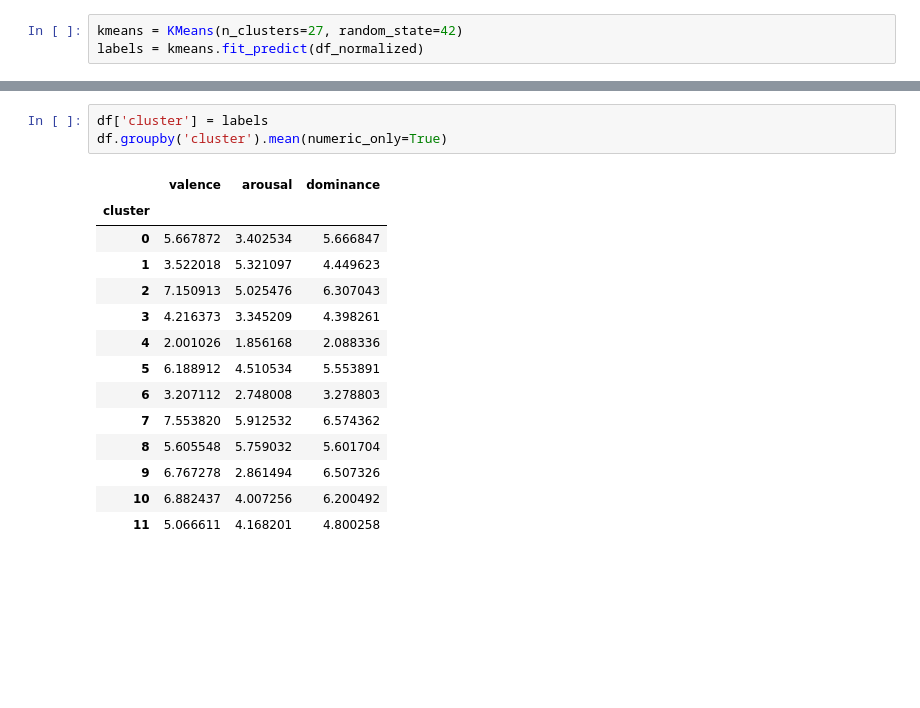
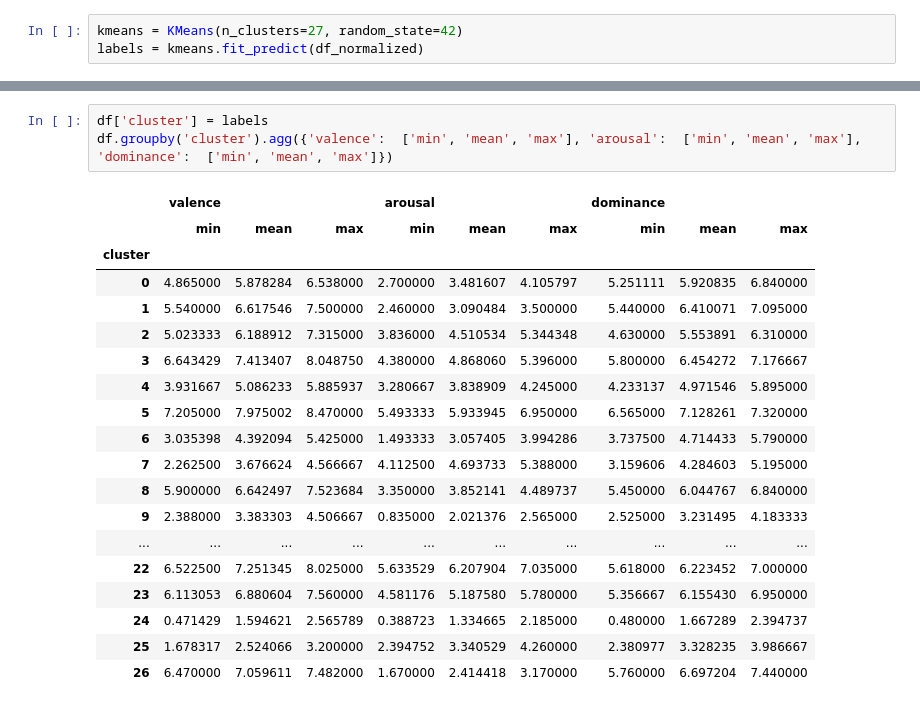
Before and after one commit to pranavcivi/csce470-final, a Jupyter notebook: k-means.ipynb, the cells around one changed output, grey strips where cells are left out. Drawn from its saved outputs; the diff is of its cells as text; blank space fills up the shorter version.

```diff
--- a/k-means.ipynb
+++ b/k-means.ipynb
@@ -90,18 +90,23 @@ plt.show()
 # %%
 df['cluster'] = labels
-df.groupby('cluster').mean(numeric_only=True)
+df.groupby('cluster').agg({'valence':  ['min', 'mean', 'max'], 'arousal':  ['min', 'mean', 'max'], 'dominance':  ['min', 'mean', 'max']})
 # %% [output]
-|  | valence | arousal | dominance |
-| cluster |  |  |  |
-| 0 | 5.667872 | 3.402534 | 5.666847 |
-| 1 | 3.522018 | 5.321097 | 4.449623 |
-| 2 | 7.150913 | 5.025476 | 6.307043 |
-| 3 | 4.216373 | 3.345209 | 4.398261 |
-| 4 | 2.001026 | 1.856168 | 2.088336 |
-| 5 | 6.188912 | 4.510534 | 5.553891 |
-| 6 | 3.207112 | 2.748008 | 3.278803 |
-| 7 | 7.553820 | 5.912532 | 6.574362 |
-| 8 | 5.605548 | 5.759032 | 5.601704 |
-| 9 | 6.767278 | 2.861494 | 6.507326 |
-| 10 | 6.882437 | 4.007256 | 6.200492 |
-| 11 | 5.066611 | 4.168201 | 4.800258 |
+|  | valence |  |  | arousal |  |  | dominance |  |  |
+|  | min | mean | max | min | mean | max | min | mean | max |
+| cluster |  |  |  |  |  |  |  |  |  |
+| 0 | 4.865000 | 5.878284 | 6.538000 | 2.700000 | 3.481607 | 4.105797 | 5.251111 | 5.920835 | 6.840000 |
+| 1 | 5.540000 | 6.617546 | 7.500000 | 2.460000 | 3.090484 | 3.500000 | 5.440000 | 6.410071 | 7.095000 |
+| 2 | 5.023333 | 6.188912 | 7.315000 | 3.836000 | 4.510534 | 5.344348 | 4.630000 | 5.553891 | 6.310000 |
+| 3 | 6.643429 | 7.413407 | 8.048750 | 4.380000 | 4.868060 | 5.396000 | 5.800000 | 6.454272 | 7.176667 |
+| 4 | 3.931667 | 5.086233 | 5.885937 | 3.280667 | 3.838909 | 4.245000 | 4.233137 | 4.971546 | 5.895000 |
+| 5 | 7.205000 | 7.975002 | 8.470000 | 5.493333 | 5.933945 | 6.950000 | 6.565000 | 7.128261 | 7.320000 |
+| 6 | 3.035398 | 4.392094 | 5.425000 | 1.493333 | 3.057405 | 3.994286 | 3.737500 | 4.714433 | 5.790000 |
+| 7 | 2.262500 | 3.676624 | 4.566667 | 4.112500 | 4.693733 | 5.388000 | 3.159606 | 4.284603 | 5.195000 |
+| 8 | 5.900000 | 6.642497 | 7.523684 | 3.350000 | 3.852141 | 4.489737 | 5.450000 | 6.044767 | 6.840000 |
+| 9 | 2.388000 | 3.383303 | 4.506667 | 0.835000 | 2.021376 | 2.565000 | 2.525000 | 3.231495 | 4.183333 |
+| ... | ... | ... | ... | ... | ... | ... | ... | ... | ... |
+| 22 | 6.522500 | 7.251345 | 8.025000 | 5.633529 | 6.207904 | 7.035000 | 5.618000 | 6.223452 | 7.000000 |
+| 23 | 6.113053 | 6.880604 | 7.560000 | 4.581176 | 5.187580 | 5.780000 | 5.356667 | 6.155430 | 6.950000 |
+| 24 | 0.471429 | 1.594621 | 2.565789 | 0.388723 | 1.334665 | 2.185000 | 0.480000 | 1.667289 | 2.394737 |
+| 25 | 1.678317 | 2.524066 | 3.200000 | 2.394752 | 3.340529 | 4.260000 | 2.380977 | 3.328235 | 3.986667 |
+| 26 | 6.470000 | 7.059611 | 7.482000 | 1.670000 | 2.414418 | 3.170000 | 5.760000 | 6.697204 | 7.440000 |
```
Also changed, not shown: parts of 4 cells of this notebook.
